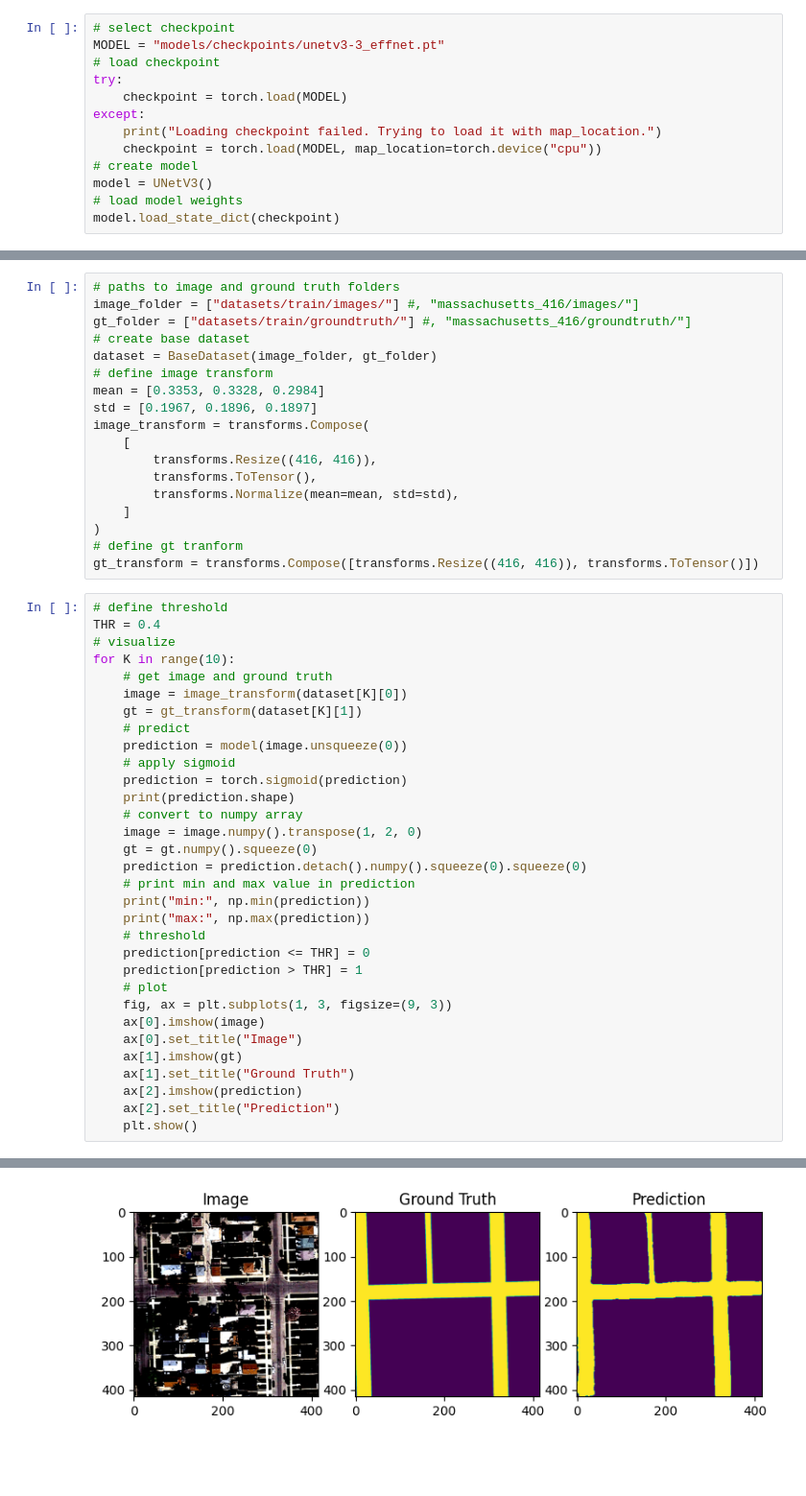
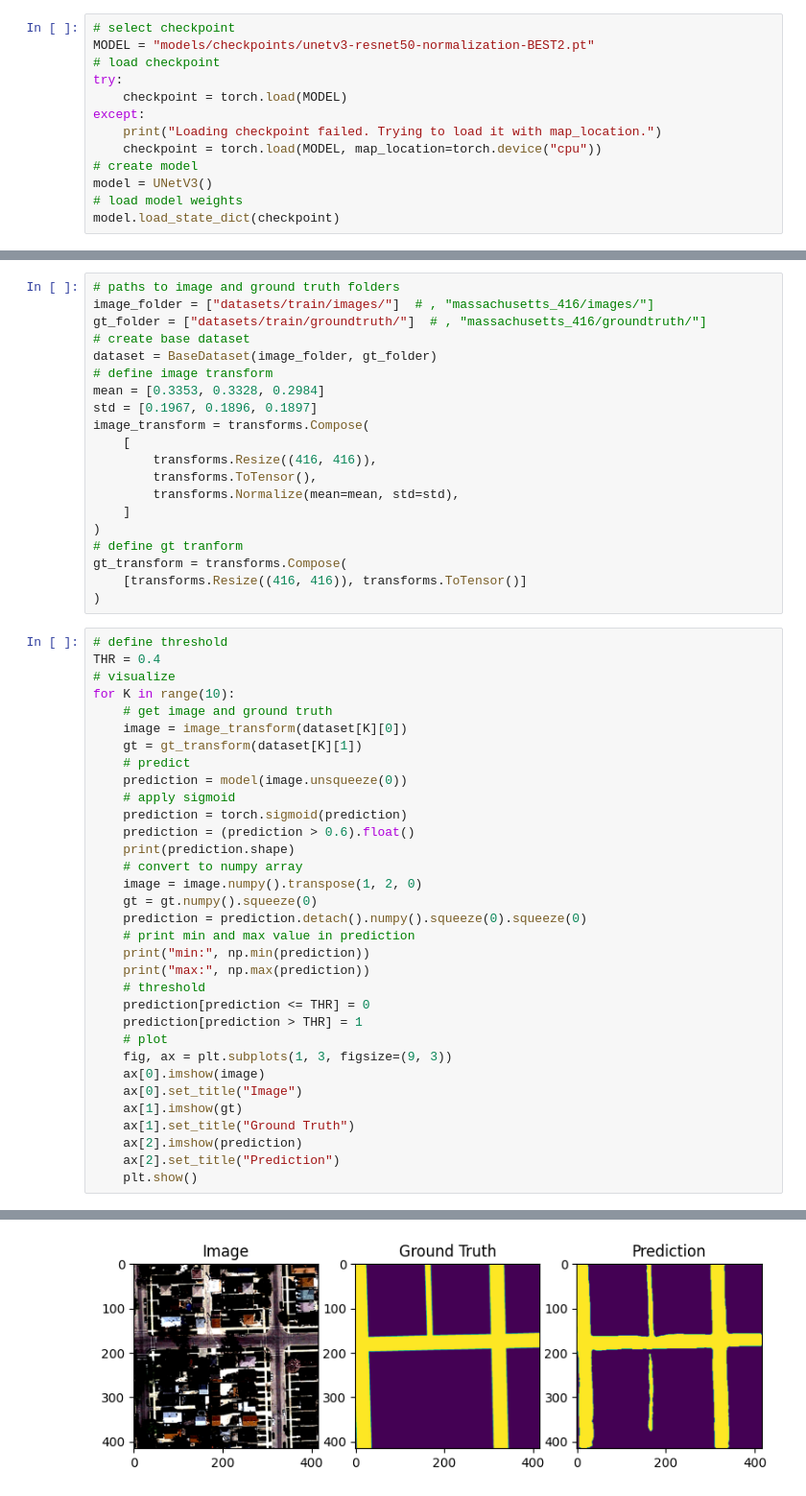
Before and after one commit to ilievanadezhda/CS-433-Road-Segmentation, a Jupyter notebook: notebooks/visualization.ipynb, the cells around one changed output, grey strips where cells are left out. Shown at 96% size. Drawn from its saved outputs; the diff is of its cells as text; blank space fills up the shorter version.

Commit message:
new dataset handles, minor fixes

```diff
--- a/notebooks/visualization.ipynb
+++ b/notebooks/visualization.ipynb
@@ -27,7 +27,7 @@ from models.UNetV3 import UNetV3
 from models.DeepLabV3 import ResNet101
 # %%
 # select checkpoint
-MODEL = "models/checkpoints/unetv3-3_effnet.pt"
+MODEL = "models/checkpoints/unetv3-resnet50-normalization-BEST2.pt"
 # load checkpoint
 try:
     checkpoint = torch.load(MODEL)
@@ -44,7 +43,7 @@ Loading checkpoint failed. Trying to load it with map_location.
 # %%
 # paths to image and ground truth folders
-image_folder = ["datasets/train/images/"] #, "massachusetts_416/images/"]
-gt_folder = ["datasets/train/groundtruth/"] #, "massachusetts_416/groundtruth/"]
+image_folder = ["datasets/train/images/"]  # , "massachusetts_416/images/"]
+gt_folder = ["datasets/train/groundtruth/"]  # , "massachusetts_416/groundtruth/"]
 # create base dataset
 dataset = BaseDataset(image_folder, gt_folder)
 # define image transform
@@ -58,7 +57,9 @@ image_transform = transforms.Compose(
     ]
 )
 # define gt tranform
-gt_transform = transforms.Compose([transforms.Resize((416, 416)), transforms.ToTensor()])
+gt_transform = transforms.Compose(
+    [transforms.Resize((416, 416)), transforms.ToTensor()]
+)
 # %%
 # define threshold
 THR = 0.4
@@ -71,6 +72,7 @@ for K in range(10):
     prediction = model(image.unsqueeze(0))
     # apply sigmoid
     prediction = torch.sigmoid(prediction)
+    prediction = (prediction > 0.6).float()
     print(prediction.shape)
     # convert to numpy array
     image = image.numpy().transpose(1, 2, 0)
@@ -109,3 +111,3 @@ max: 0.95590204
-[figure, old version]
+[figure, new version]
 Clipping input data to the valid range for imshow with RGB data ([0..1] for floats or [0..255] for integers).
 torch.Size([1, 1, 416, 416])
```
Also changed, not shown: parts of 5 cells of this notebook, 7 other files.
